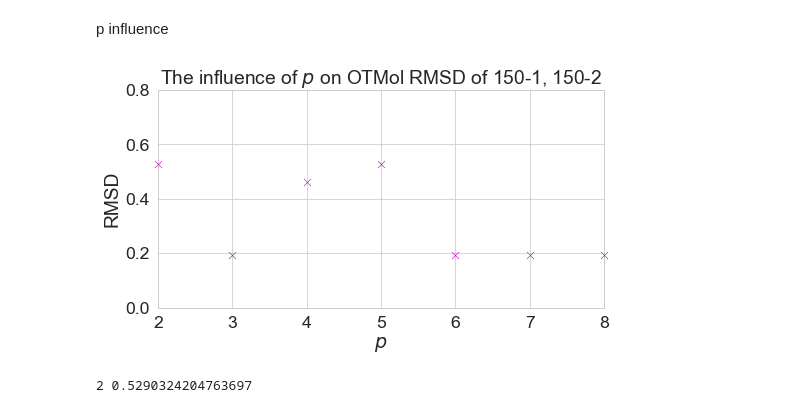
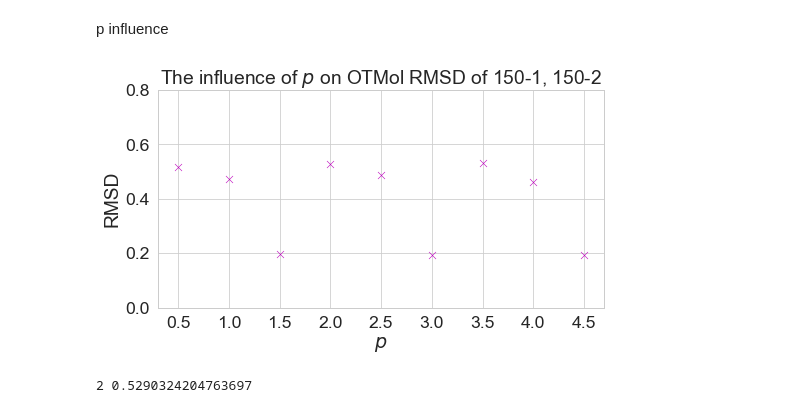
Before and after one commit to weixiaoqimath/otmol, a Jupyter notebook: experiment/otmol_neon_clusters.ipynb, the cells around one changed output. Cells and saved outputs as stored; diff of their text form; code cells hidden in the pictures.

```diff
--- a/experiment/otmol_neon_clusters.ipynb
+++ b/experiment/otmol_neon_clusters.ipynb
@@ -292,34 +292,33 @@ p influence
 # %%
 sns.set_style("whitegrid")
 sns.set_context("paper", font_scale=2)
 sns.set_palette("Set1")
-p_list = np.arange(2,9)
+p_list = np.arange(0.5, 5, 0.5)
 p_result = p_experiment(data_path, '150-1', '150-2', p_list=p_list)
 #p_result_100_1_100_2 = p_experiment(data_path, '100-1', '100-2', p_list=p_list)
 plt.figure(figsize=(8,4))
 sns.scatterplot(
     data=p_result,
     x='p',
     y='RMSD(OTMol)',
     marker='x',
     s=50,
     color='m',
     #label=r'FGG$\_$55, FGG$\_$224',
     clip_on=False,
     zorder=10
 )
 #plt.scatter(p_result_100_1_100_2['p'], p_result_100_1_100_2['RMSD(OTMol)'], marker='x', label='100-1, 100-2', clip_on=False, zorder=10)
 #plt.legend()
 plt.title(r'The influence of $p$ on OTMol RMSD of 150-1, 150-2')
-plt.xlim(2, 8)
 plt.ylim(0, 0.8)
 plt.xlabel(r'$p$')
 plt.ylabel('RMSD')
 plt.xticks(p_list)
 plt.grid(True)
 plt.savefig('../images/p_ng.png', dpi=300, bbox_inches='tight')
 # %% [output]
-[figure, old version]
+[figure, new version]
 # %%
 nameA = '150-1.xyz'
 nameB = '150-2.xyz'
```
Also changed, not shown: parts of 3 cells of this notebook, 11 other files.
